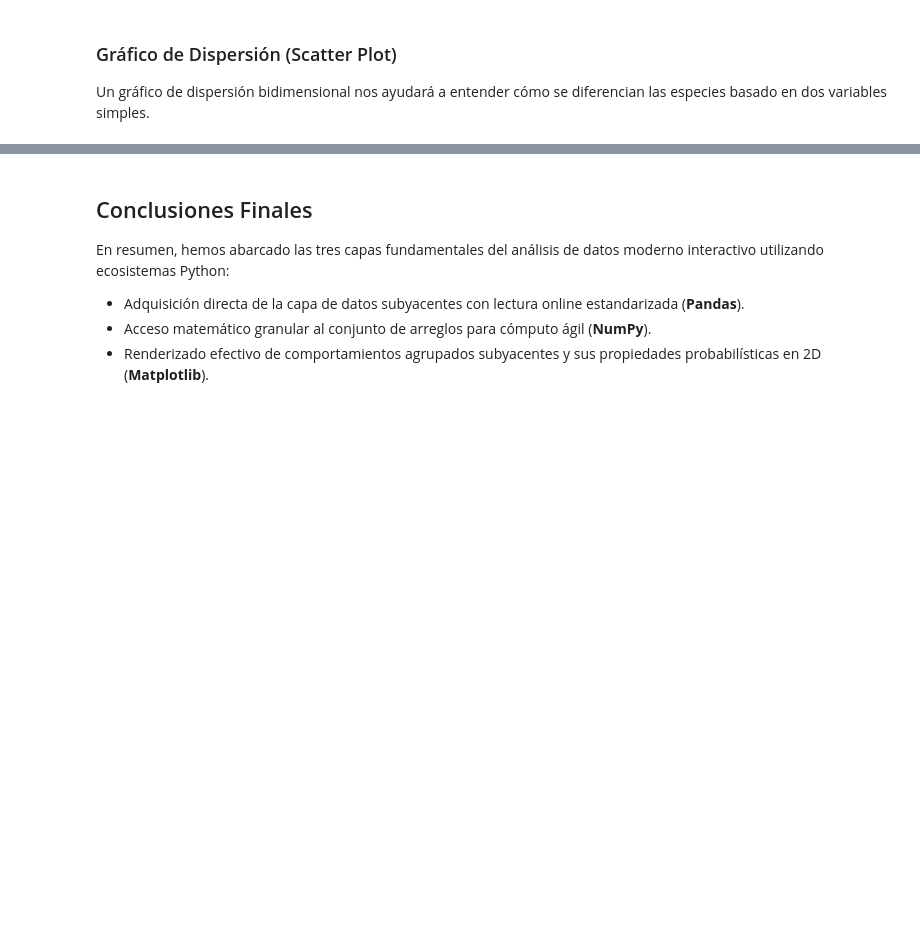
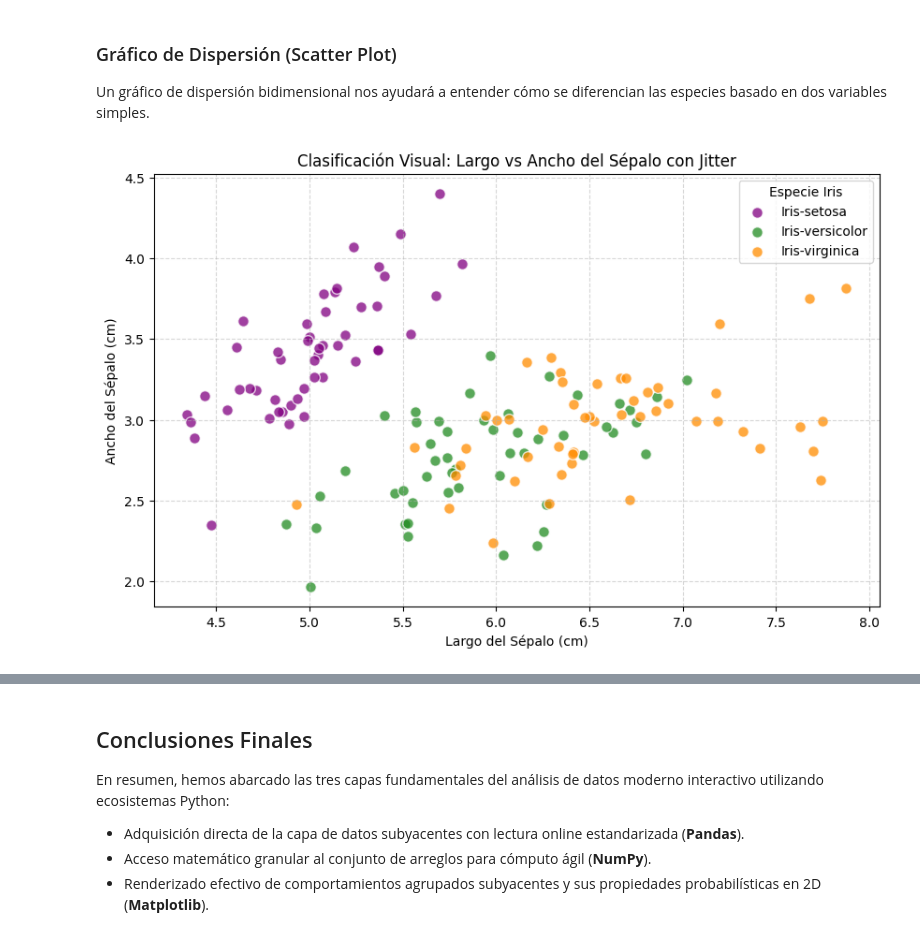
Before and after one commit to castudil/Machine-Learning, a Jupyter notebook: S01-Intro-ML/Analisis_Iris.ipynb, the cells around one changed output, grey strips where cells are left out. Cells and saved outputs as stored; diff of their text form; code cells hidden in the pictures; blank space fills up the shorter version.

```diff
--- a/S01-Intro-ML/Analisis_Iris.ipynb
+++ b/S01-Intro-ML/Analisis_Iris.ipynb
@@ -176,30 +187,39 @@ Un gráfico de dispersión bidimensional nos ayudará a entender cómo se difere
 # %%
 plt.figure(figsize=(10, 6))
 
 # Obtenemos el listado de especies únicas
 especies = df['especie'].unique()
 colores = ['purple', 'forestgreen', 'darkorange']
 
+# Definir la fuerza del jitter
+jitter_strength = 0.05
+
 # Iteramos por cada especie asignándole un color distinto al subconjunto de puntos
 for especie, color in zip(especies, colores):
     # Extraemos solo las filas que corresponden a la especie actual
     subset = df[df['especie'] == especie]
 
+    # Aplicar jitter a las columnas de interés
+    jittered_largo_sepalo = subset['largo_sepalo'] + np.random.uniform(-jitter_strength, jitter_strength, len(subset))
+    jittered_ancho_sepalo = subset['ancho_sepalo'] + np.random.uniform(-jitter_strength, jitter_strength, len(subset))
+
     # Creamos un diagrama de dispersión para la clase mapeada
     plt.scatter(
-        x=subset['largo_sepalo'],
-        y=subset['ancho_sepalo'],
+        x=jittered_largo_sepalo,
+        y=jittered_ancho_sepalo,
         c=color,
         label=especie,
         alpha=0.75,
         edgecolors='white',
         s=70 # tamaño de la esfera
     )
 
-plt.title('Clasificación Visual: Largo vs Ancho del Sépalo')
+plt.title('Clasificación Visual: Largo vs Ancho del Sépalo con Jitter')
 plt.xlabel('Largo del Sépalo (cm)')
 plt.ylabel('Ancho del Sépalo (cm)')
 plt.legend(title='Especie Iris', loc='upper right')
 plt.grid(True, linestyle='--', alpha=0.5)
 
 plt.show()
+# %% [output]
+[figure, added]
```
Also changed, not shown: parts of 6 cells of this notebook, 1 other file.
